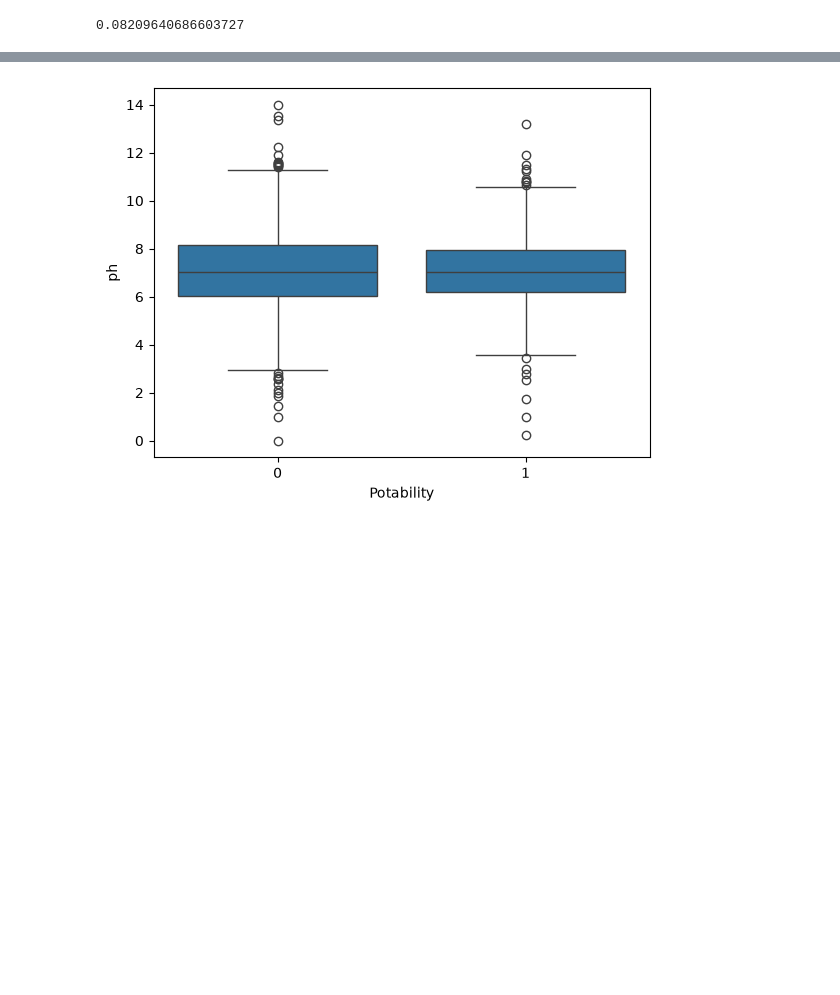
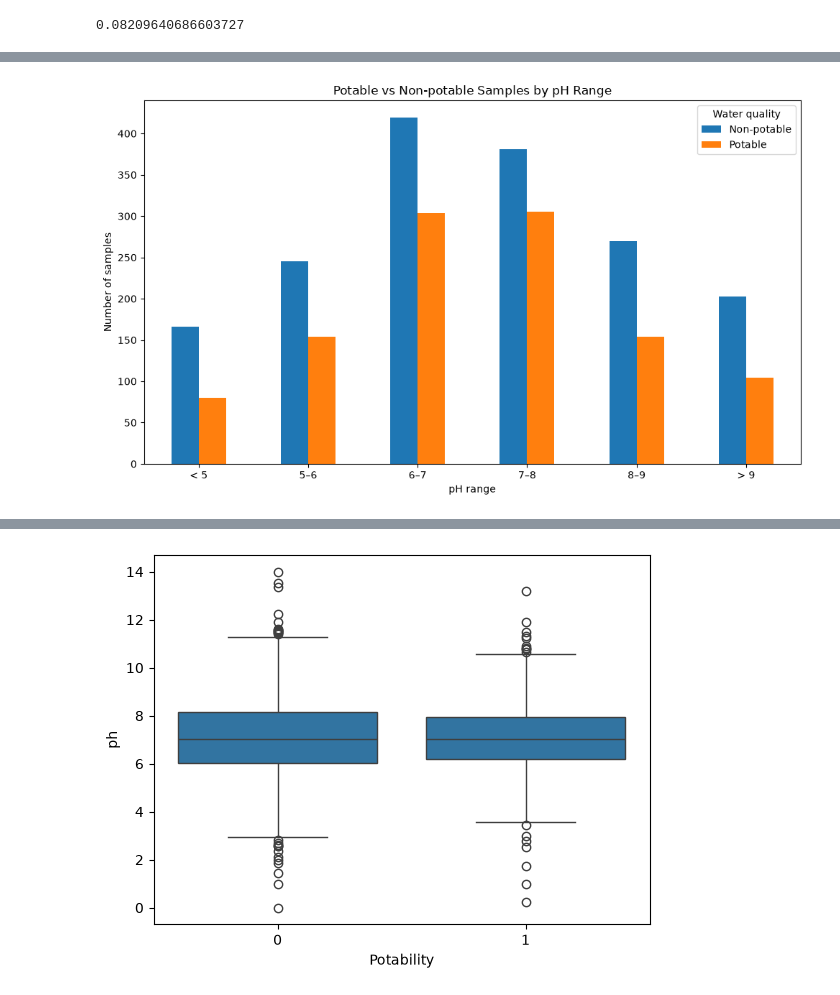
Before and after one commit to mehdiigouch/WATER-POTABILITY-USING-ML-PROJECT_V2, a Jupyter notebook: ANALYSIS/EDA.ipynb, the cells around one changed output, grey strips where cells are left out. Drawn from its saved outputs; the diff is of its cells as text; code cells hidden in the pictures; blank space fills up the shorter version.

```diff
--- a/ANALYSIS/EDA.ipynb
+++ b/ANALYSIS/EDA.ipynb
@@ -256,0 +317,35 @@ print(correlation)
+# %%
+import pandas as pd
+import matplotlib.pyplot as plt
+
+# Create pH groups
+df["ph_group"] = pd.cut(
+    df["ph"],
+    bins=[-float("inf"), 5, 6, 7, 8, 9, float("inf")],
+    labels=["< 5", "5–6", "6–7", "7–8", "8–9", "> 9"]
+)
+
+# Count Potability within each pH group
+ph_counts = pd.crosstab(
+    df["ph_group"],
+    df["Potability"]
+)
+
+# Rename columns
+ph_counts.columns = ["Non-potable", "Potable"]
+
+# Plot
+ph_counts.plot(
+    kind="bar",
+    figsize=(10, 6)
+)
+
+plt.xlabel("pH range")
+plt.ylabel("Number of samples")
+plt.title("Potable vs Non-potable Samples by pH Range")
+plt.xticks(rotation=0)
+plt.legend(title="Water quality")
+plt.tight_layout()
+plt.show()
+# %% [output]
+[figure, added]
```
Also changed, not shown: parts of 14 cells of this notebook, 3 other files.
